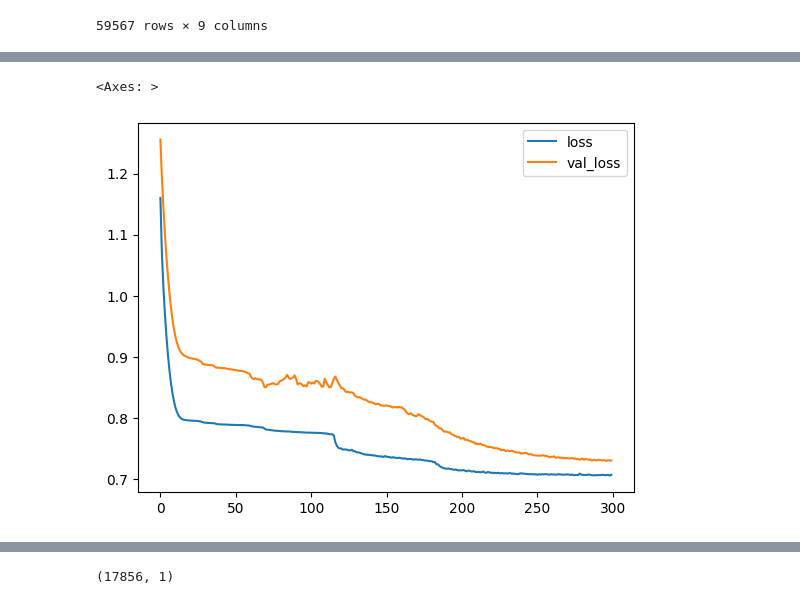
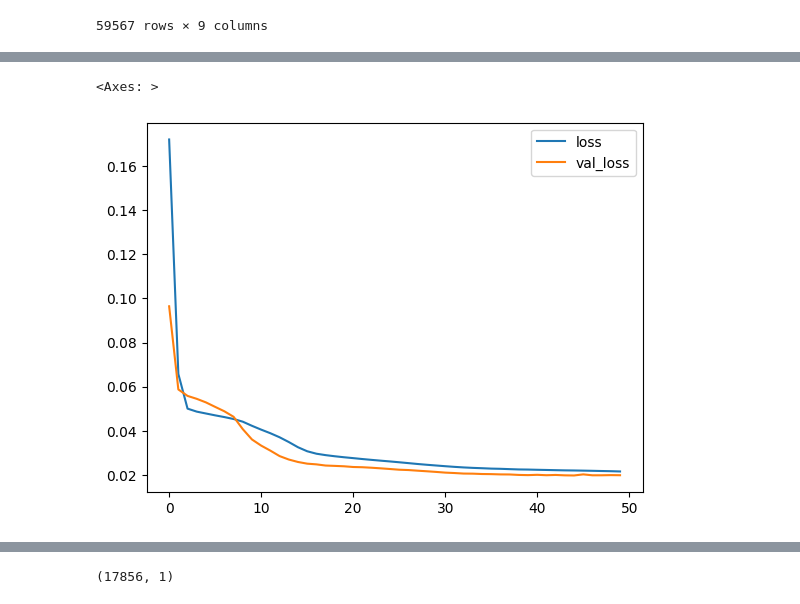
Before and after one commit to dongMLLab/lstm_solar_radiation_prediction, a Jupyter notebook: lstm4.ipynb, the cells around one changed output, grey strips where cells are left out. Saved outputs shown, nothing was run; the diff lists cells and outputs as text; code cells hidden in the pictures.

```diff
--- a/lstm4.ipynb
+++ b/lstm4.ipynb
@@ -30,16 +31,18 @@ data
 # data = data.set_index("date")
 # data
 # %%
-datax1 = data[["total_cloud", "rain", "visibility", "humidity"]]
-datax2 = data[["total_cloud", "rain", "visibility", "humidity", "wind_speed", "wind_direction", "pressure", "temperature"]]
-datay = data["solar_radiation"]
+scaler = MinMaxScaler(feature_range=(0, 1))
+
+datax1 = scaler.fit_transform(data[["total_cloud", "rain", "visibility", "humidity"]])
+datax2 = scaler.fit_transform(data[["total_cloud", "rain", "visibility", "humidity", "wind_speed", "wind_direction", "pressure", "temperature"]])
+datay = scaler.fit_transform(data["solar_radiation"].to_numpy().reshape(-1, 1))
 # %%
 # Train
 time_steps = 48
 features = 4
 
-feature_array = datax1.to_numpy()
-dv_array = datay.to_numpy()
+feature_array = datax1
+dv_array = datay
 feature_array.shape
 dv_array.shape
 # %% [output]
@@ -91,6 +94,7 @@ Trainable params: 611 (2.39 KB)
 Non-trainable params: 0 (0.00 Byte)
 _________________________________________________________________
 # %%
-trained = model1.fit(trainX, trainy, validation_split=0.2, batch_size=64, epochs=300)
+early_stopping = EarlyStopping(monitor="val_loss", patience=5, verbose=5, mode="auto")
+trained = model1.fit(trainX, trainy, validation_split=0.2, batch_size=64, epochs=3000, callbacks = [early_stopping])
 pd.DataFrame.from_dict(trained.history).plot()
 # %% [output]
@@ -114,5 +118,5 @@ Epoch 300/300
 <Axes: >
-[figure, old version]
+[figure, new version]
 # %%
 loss = model1.evaluate(testX, testy)
 print(f"Test loss: {loss}")
```
Also changed, not shown: parts of 14 cells of this notebook, 3 other files.
